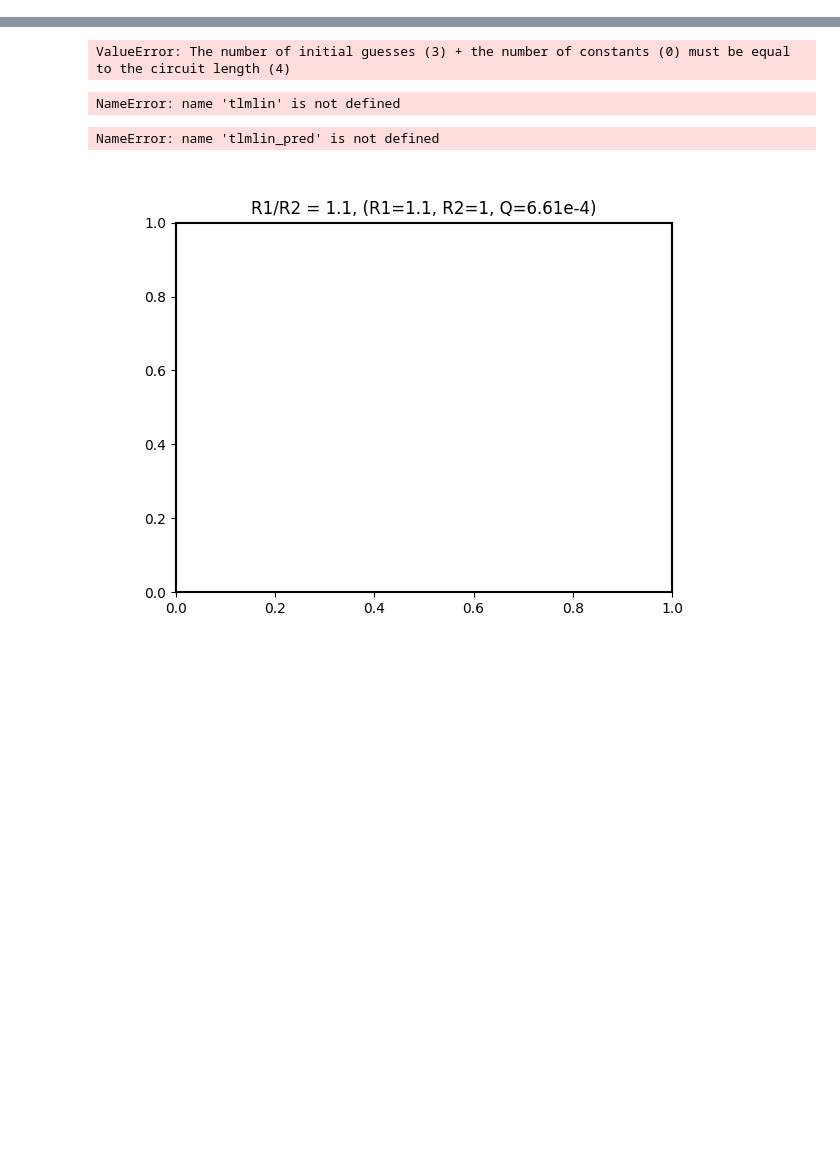
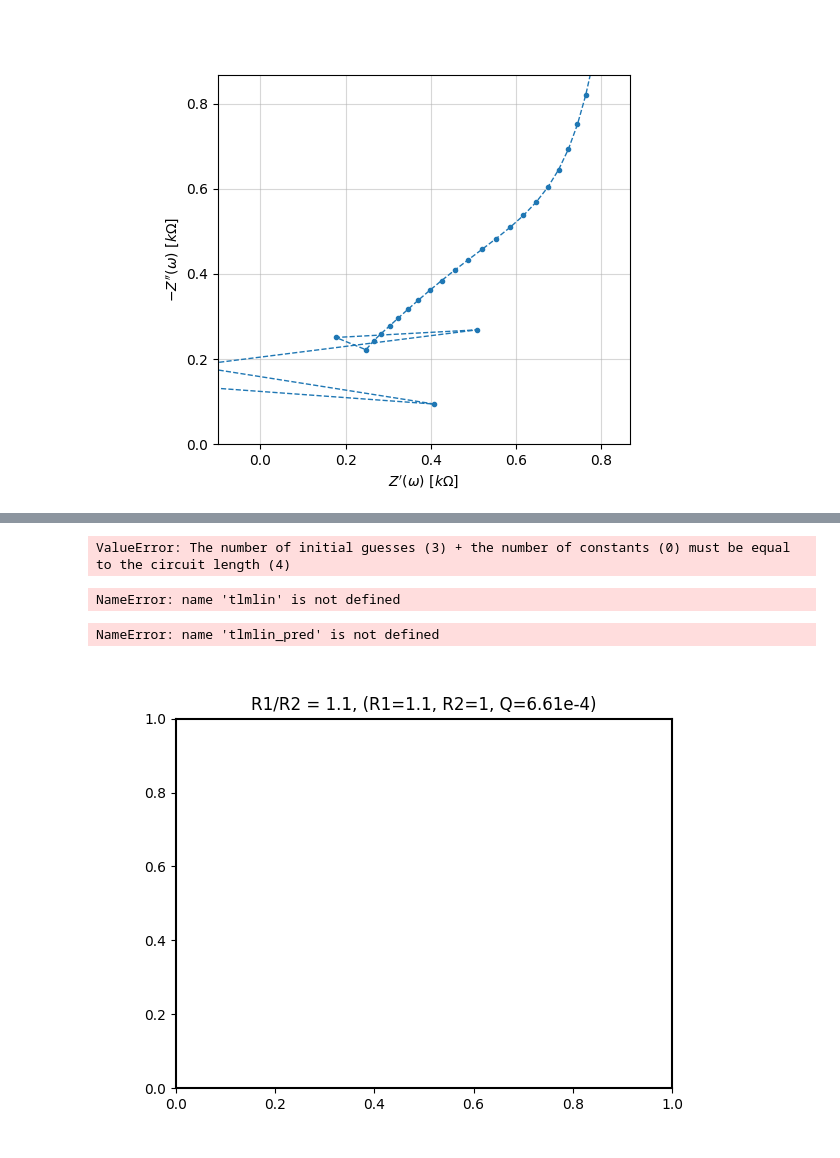
Before and after one commit to Yugal0/fitting-eis-inhomo-electrode, a Jupyter notebook: python/lin/lin last.ipynb, the cells around one changed output, grey strips where cells are left out. Drawn from its saved outputs; the diff is of its cells as text; code cells hidden in the pictures; blank space fills up the shorter version.

```diff
--- a/python/lin/lin last.ipynb
+++ b/python/lin/lin last.ipynb
@@ -542,3 +539,32 @@ z0 = c0.predict(freq)
+# %%
+c0=CustomCircuit(initial_guess=[6,5,1,0.95],circuit='TLMlinNew')
+freq = np.logspace(3,-3,num=100)
+z0 = c0.predict(freq)
+fig2, ax34= plt.subplots()
+
+xylim=max(give_xylim(z0,z0),give_xylim(z0,z0))
+if xylim%1000>=1:
+    units="kΩ"
+    factor=1000
+else:
+    units="Ω"
+    factor=1
+dcdc=c0.initial_guess
+t1_0=dcdc[0]
+t2_0=dcdc[1]
+Q_0=1e-4*dcdc[2]/dcdc[1]
+Rref=200
+f_c=1/(Rref*t1_0*Q_0)
+idx=find_index_of_nearest(freq,f_c)
+z_c=c0.predict([freq[idx]])
+xylim_inset=1.2*np.real(z_c)
+ax34.set_xlim(-0.1,xylim_inset/factor)
+ax34.set_ylim(0,xylim_inset/factor)
+plot_nyquist(z0/factor,ax=ax34,units=units,labelsize=10,linestyle="--",marker="o",ms=3,linewidth=1,label="Normal Precision")
+plt.savefig(f"t1={t1_0} t2={t2_0}.png",format="png")
+plt.show()
+# %% [output]
+[figure, added]
 # %%
 param_guess=[6,2,1,0.95]
 cg1=CustomCircuit(initial_guess=param_guess,circuit='TLMlinNew')
```
Also changed, not shown: parts of 3 cells of this notebook, 8 other files.
